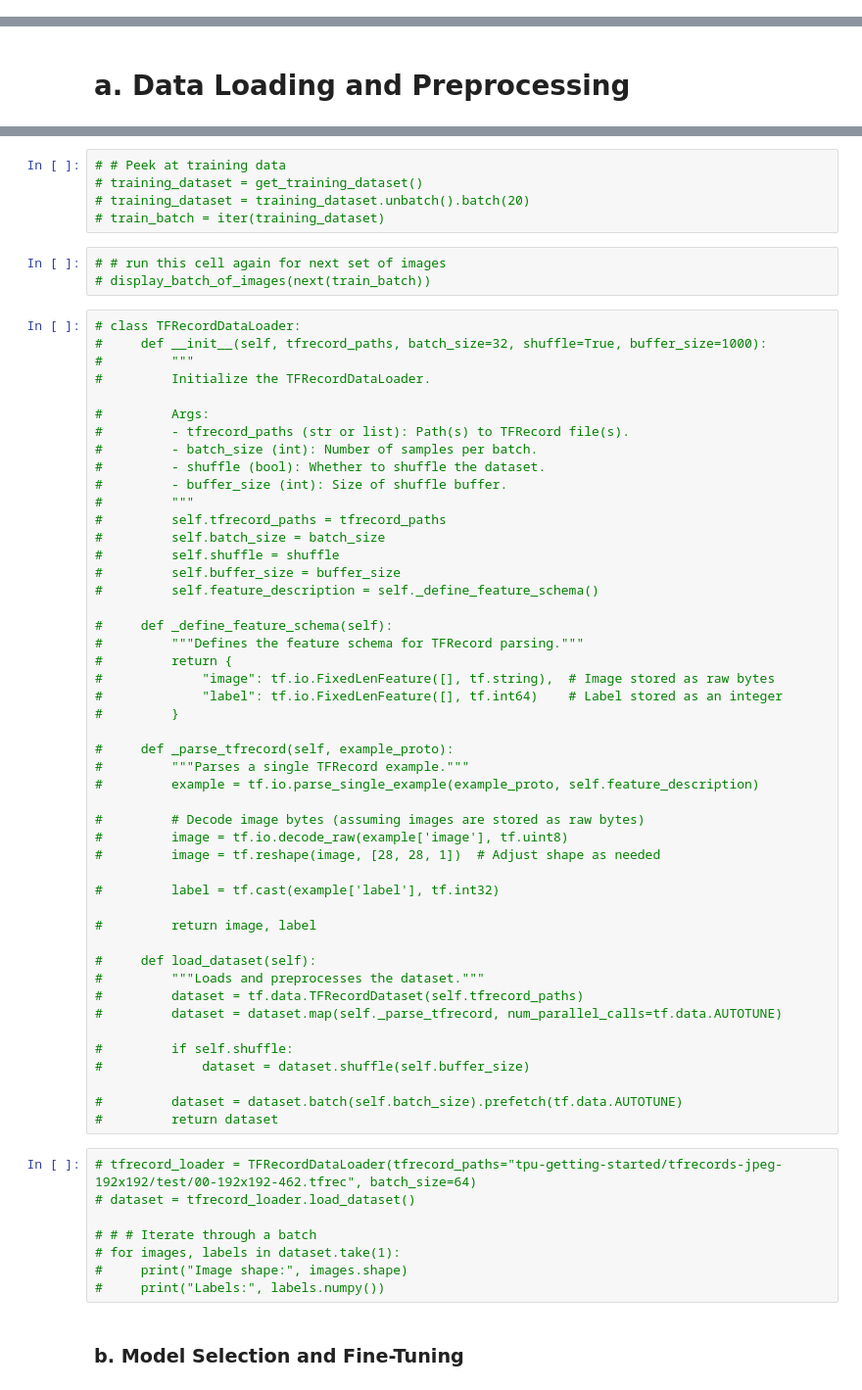
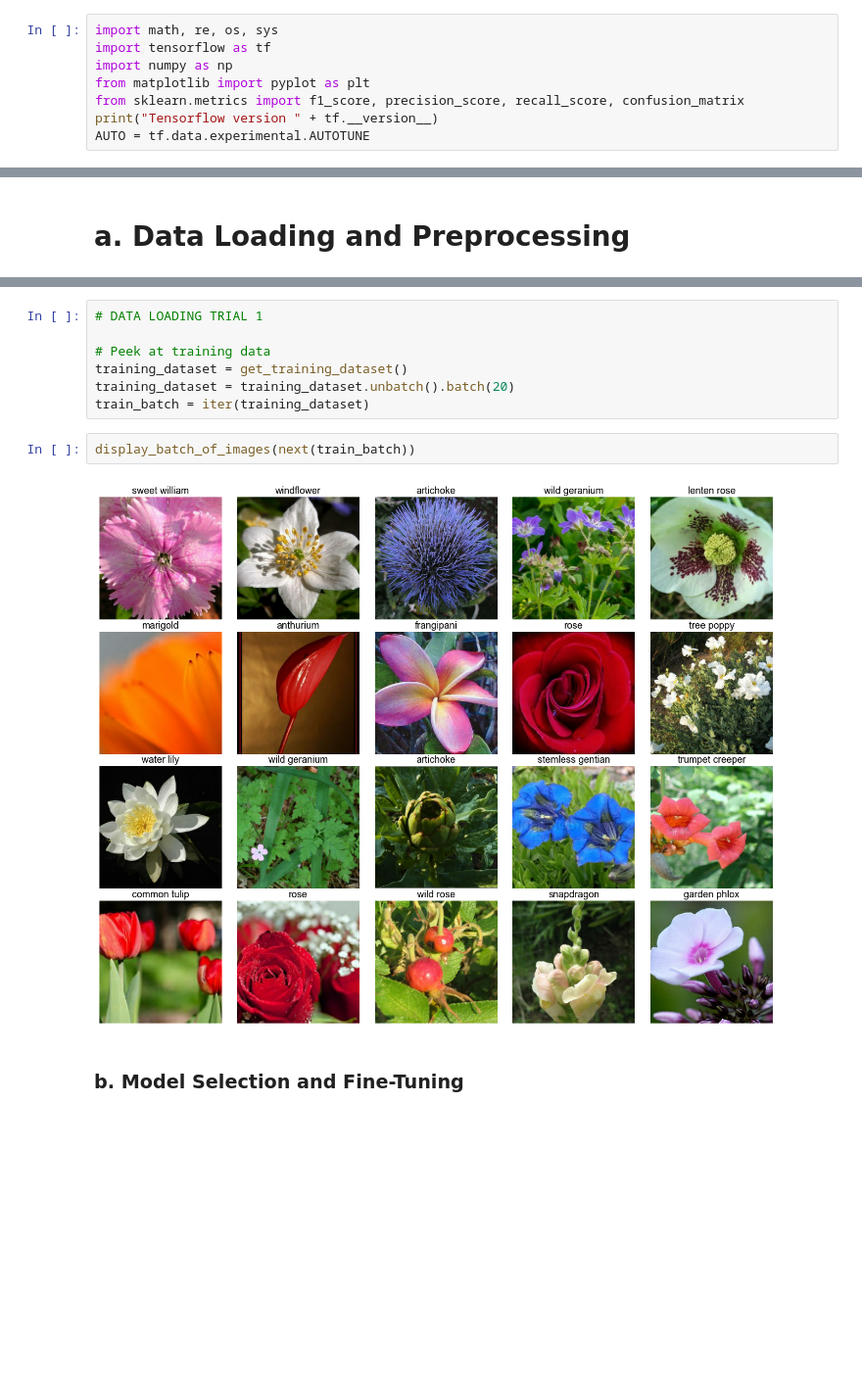
Before and after one commit to ahongxuan/Petals-to-the-Metal, a Jupyter notebook: project.ipynb, the cells around one changed output, grey strips where cells are left out. Shown at 98% size. Saved outputs shown, nothing was run; the diff lists cells and outputs as text; blank space fills up the shorter version.

```diff
--- a/project.ipynb
+++ b/project.ipynb
@@ -28,0 +1,8 @@ from torchvision.transforms import Compose, Lambda, ToTensor, Normalize, Resize,
+# %%
+import math, re, os, sys
+import tensorflow as tf
+import numpy as np
+from matplotlib import pyplot as plt
+from sklearn.metrics import f1_score, precision_score, recall_score, confusion_matrix
+print("Tensorflow version " + tf.__version__)
+AUTO = tf.data.experimental.AUTOTUNE
@@ -539,66 +225,14 @@ TypeError: expected str, bytes or os.PathLike object, not list
 # %%
-# # Peek at training data
-# training_dataset = get_training_dataset()
-# training_dataset = training_dataset.unbatch().batch(20)
-# train_batch = iter(training_dataset)
+# DATA LOADING TRIAL 1
+
+# Peek at training data
+training_dataset = get_training_dataset()
+training_dataset = training_dataset.unbatch().batch(20)
+train_batch = iter(training_dataset)
-# %%
-# # run this cell again for next set of images
-# display_batch_of_images(next(train_batch))
-# %%
-# class TFRecordDataLoader:
-#     def __init__(self, tfrecord_paths, batch_size=32, shuffle=True, buffer_size=1000):
-#         """
-#         Initialize the TFRecordDataLoader.
-
-#         Args:
-#         - tfrecord_paths (str or list): Path(s) to TFRecord file(s).
-#         - batch_size (int): Number of samples per batch.
-#         - shuffle (bool): Whether to shuffle the dataset.
-#         - buffer_size (int): Size of shuffle buffer.
-#         """
-#         self.tfrecord_paths = tfrecord_paths
-#         self.batch_size = batch_size
-#         self.shuffle = shuffle
-#         self.buffer_size = buffer_size
-#         self.feature_description = self._define_feature_schema()
-
-#     def _define_feature_schema(self):
-#         """Defines the feature schema for TFRecord parsing."""
-#         return {
-#             "image": tf.io.FixedLenFeature([], tf.string),  # Image stored as raw bytes
-#             "label": tf.io.FixedLenFeature([], tf.int64)    # Label stored as an integer
-#         }
-
-#     def _parse_tfrecord(self, example_proto):
-#         """Parses a single TFRecord example."""
-#         example = tf.io.parse_single_example(example_proto, self.feature_description)
-
-#         # Decode image bytes (assuming images are stored as raw bytes)
-#         image = tf.io.decode_raw(example['image'], tf.uint8)
-#         image = tf.reshape(image, [28, 28, 1])  # Adjust shape as needed
-
-#         label = tf.cast(example['label'], tf.int32)
-
-#         return image, label
-
-#     def load_dataset(self):
-#         """Loads and preprocesses the dataset."""
-#         dataset = tf.data.TFRecordDataset(self.tfrecord_paths)
-#         dataset = dataset.map(self._parse_tfrecord, num_parallel_calls=tf.data.AUTOTUNE)
-
-#         if self.shuffle:
-#             dataset = dataset.shuffle(self.buffer_size)
-
-#         dataset = dataset.batch(self.batch_size).prefetch(tf.data.AUTOTUNE)
-#         return dataset
-# %%
-# tfrecord_loader = TFRecordDataLoader(tfrecord_paths="tpu-getting-started/tfrecords-jpeg-192x192/test/00-192x192-462.tfrec", batch_size=64)
-# dataset = tfrecord_loader.load_dataset()
-
-# # # Iterate through a batch
-# for images, labels in dataset.take(1):
-#     print("Image shape:", images.shape)
-#     print("Labels:", labels.numpy())
+# %%
+display_batch_of_images(next(train_batch))
+# %% [output]
+[figure, added]
 # %% [markdown]
 ### b. Model Selection and Fine-Tuning
 # %% [markdown]
```
Also changed, not shown: parts of 17 cells of this notebook.
